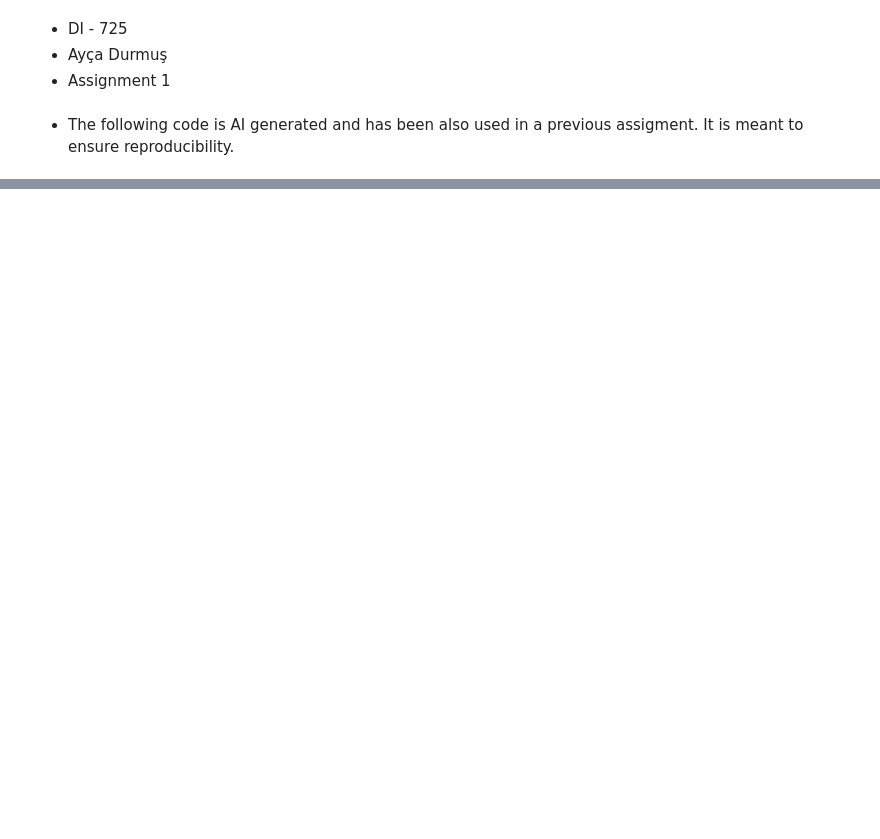
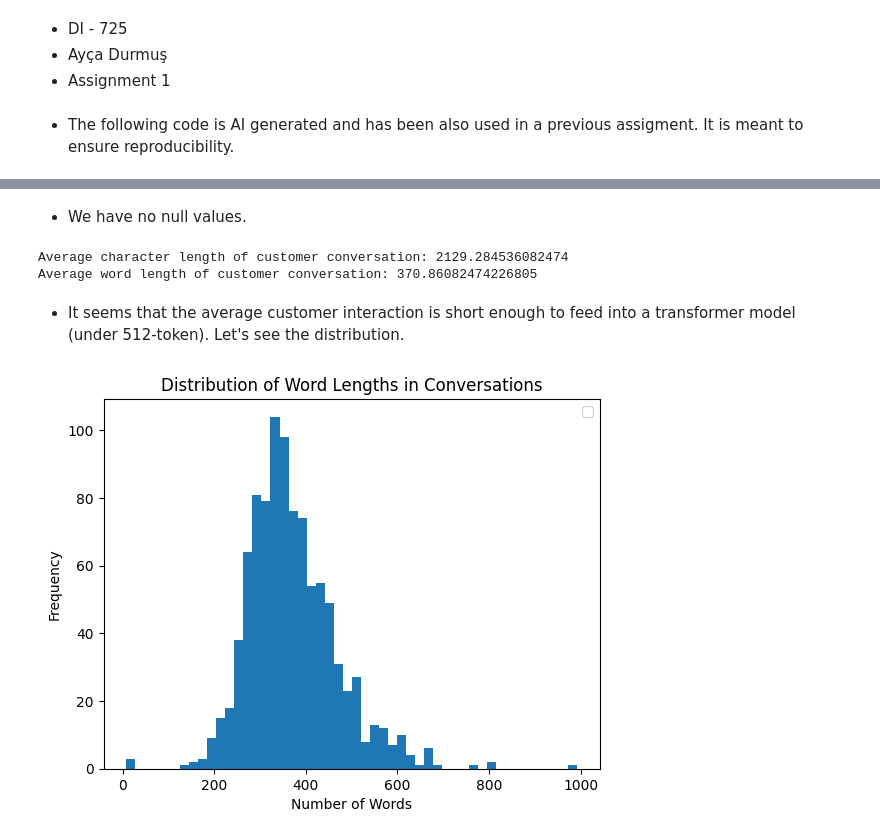
Before and after one commit to aycadurmus-ad/DI-725-Assignment-1-Sentiment-Analysis, a Jupyter notebook: Ayça Durmuş - Assignment 1.ipynb, the cells around one changed output, grey strips where cells are left out. Saved outputs shown, nothing was run; the diff lists cells and outputs as text; code cells hidden in the pictures; blank space fills up the shorter version.

Commit message:
Added the training and test data in the folder. Done feature correlation and some preprocessing steps.

```diff
--- a/Ayça Durmuş - Assignment 1.ipynb
+++ b/Ayça Durmuş - Assignment 1.ipynb
@@ -49,3 +49,8 @@ def set_seed(seed_value):
 
 SEED = 42
 set_seed(SEED)
+# %%
+data_train=pd.read_csv("train.csv")
+print(data_train.columns)
+print(len(data_train))
+data_train.head()
@@ -51,0 +98,20 @@ set_seed(SEED)
+# %% [markdown]
+* We have no null values.
+# %%
+print("Average character length of customer conversation:",data_train['conversation'].str.len().mean())
+print("Average word length of customer conversation:",data_train['conversation'].str.split().str.len().mean())
+word_counts=data_train['conversation'].str.split().str.len()
+# %% [output]
+Average character length of customer conversation: 2129.284536082474
+Average word length of customer conversation: 370.86082474226805
+# %% [markdown]
+* It seems that the average customer interaction is short enough to feed into a transformer model (under 512-token). Let's see the distribution.
+# %%
+plt.hist(word_counts,bins=50)
+plt.title('Distribution of Word Lengths in Conversations')
+plt.xlabel('Number of Words')
+plt.ylabel('Frequency')
+plt.legend()
+plt.show()
+# %% [output]
+[figure, added]
```
Also changed, not shown: parts of 23 cells of this notebook, 3 other files.
